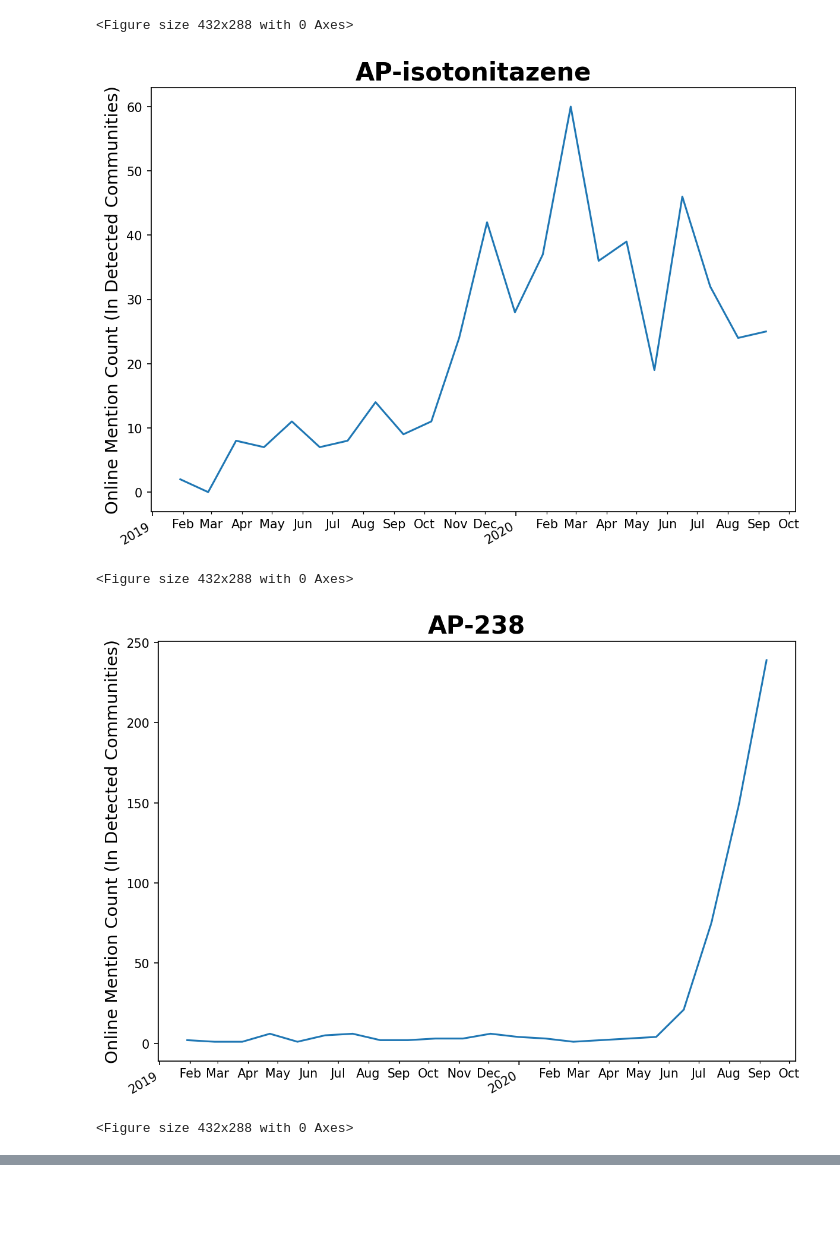
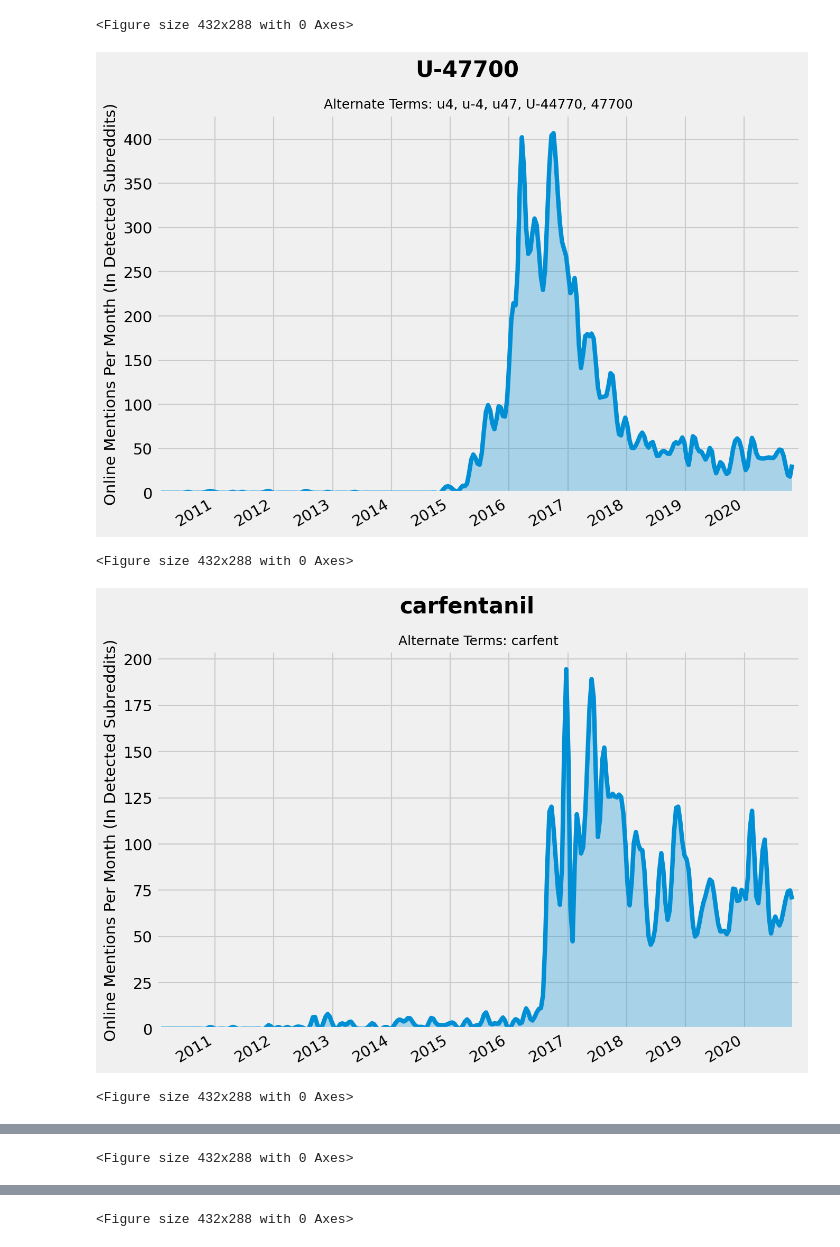
Before and after one commit to DanielVanZant/ndewsredditscraper, a Jupyter notebook: pushshift_search.ipynb, the cells around one changed output, grey strips where cells are left out. Cells and saved outputs as stored; diff of their text form; code cells hidden in the pictures; blank space fills up the shorter version.

```diff
--- a/pushshift_search.ipynb
+++ b/pushshift_search.ipynb
@@ -29,11 +36,22 @@ BIN_MONTH = BIN_WEEK * 4
 # %%
-def plot_keyword(comments, keyword, smooth=False):
+def plot_keyword(comment_obj, keywords, smooth=False, style="fivethirtyeight"):
+    if type(keywords) == str:
+        keywords = [keywords]
+
     years = mdates.YearLocator()
     months = mdates.MonthLocator()
     years_fmt = mdates.DateFormatter('%Y')
     months_fmt = mdates.DateFormatter('%b')
 
-    times = [c['created_utc'] for c in comments]
+    times_dict = {}
+    for keyword in keywords:
+        comments = comment_obj[keyword]
+        for comment in comments:
+            text = strip_urls(comment['body'].lower())
+            if keyword.lower() in text:
+                times_dict[comment['id']] = comment['created_utc']
+
+    times = sorted(list(times_dict.values()))
     bin_boundaries = range(start_date, end_date, BIN_MONTH)
     bins, bin_times, _ = plt.hist(times, bins=bin_boundaries)
     bin_times = bin_times[1:] #discard first boundary
@@ -46,27 +64,47 @@ def plot_keyword(comments, keyword, smooth=False):
 
     bin_dates = list(map(dt.datetime.fromtimestamp, bin_times))
 
+    plt.style.use(style)
     fig, ax = plt.subplots(figsize=(7*8/6, 7), dpi=150)
+    ax.fill_between(bin_dates, bins, 0, alpha=0.3)
     ax.plot(bin_dates, bins)
 
-    ax.set_title(keyword, fontsize=20, fontweight='bold')
+    ax.set_ylim(0)
+    ax.set_xlim(dt.datetime.fromtimestamp(start_date), dt.datetime.fromtimestamp(end_date + BIN_MONTH))
+
+
+    fig.suptitle(keywords[0], fontsize=20, fontweight='bold')
+    if len(keywords) > 1:
+        ax.set_title("Alternate Terms: " + ", ".join(keywords[1:]), fontsize=12)
 
     ax.xaxis.set_major_locator(years)
     ax.xaxis.set_major_formatter(years_fmt)
-    ax.xaxis.set_minor_formatter(months_fmt)
+    #ax.xaxis.set_minor_formatter(months_fmt)
     ax.xaxis.set_minor_locator(months)
 
-    ax.set_ylabel("Online Mention Count (In Detected Communities)", fontsize=14)
+    ax.set_ylabel("Online Mentions Per Month (In Detected Subreddits)", fontsize=14)
 
     fig.autofmt_xdate()
 
+    plt.savefig("nps_plots_fixed/" + keywords[0] + "_" + style + "_kwfilter.png", dpi=150)
     plt.show()
+# %%
+nps_keywords = [
+    ["U-47700", "u4", "u-4", "u47", "U-44770", "47700"],
+    ["carfentanil", "carfent"],
+    "isotonitazene",
+    "brorphine",
+    ["flualprazolam", "flualp"],
+    ["N-ethyl-pentylone", "ephylone"],
+    "eutylone",
+    "5F-MDMB-PICA"
+]
 # %%
-for keyword in data.keys():
-    plot_keyword(data[keyword], "AP-"+keyword)
+for keyword in nps_keywords:
+    plot_keyword(data, keyword, smooth=True, style="fivethirtyeight")
 # %% [output]
 <Figure size 432x288 with 0 Axes>
-[figure, old version]
+[figure, new version]
 <Figure size 432x288 with 0 Axes>
-[figure, old version]
+[figure, new version]
 <Figure size 432x288 with 0 Axes>
@@ -73,0 +112 @@ for keyword in data.keys():
+<Figure size 432x288 with 0 Axes>
@@ -73,0 +114 @@ for keyword in data.keys():
+<Figure size 432x288 with 0 Axes>
```
Also changed, not shown: parts of 4 cells of this notebook, 4 other files.
